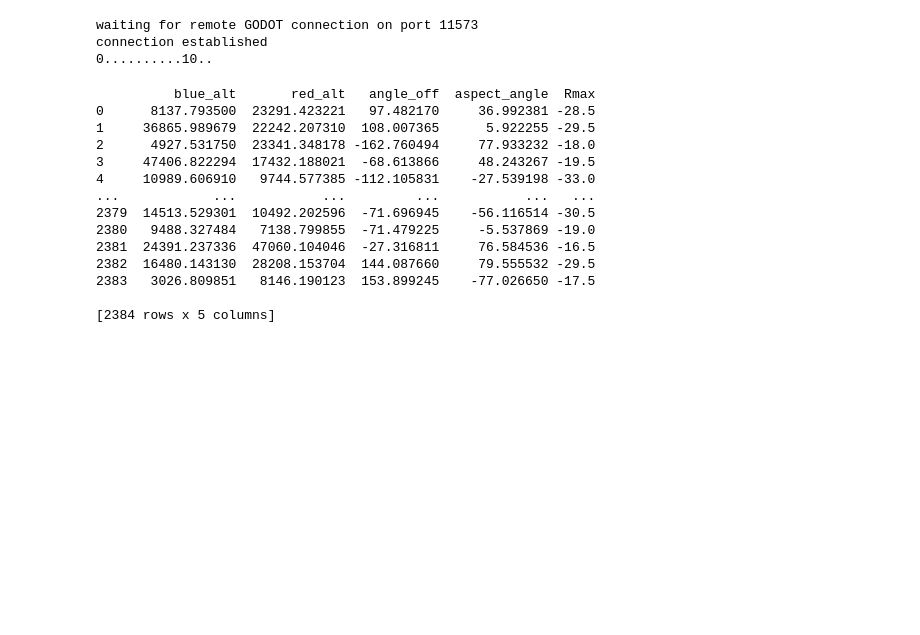
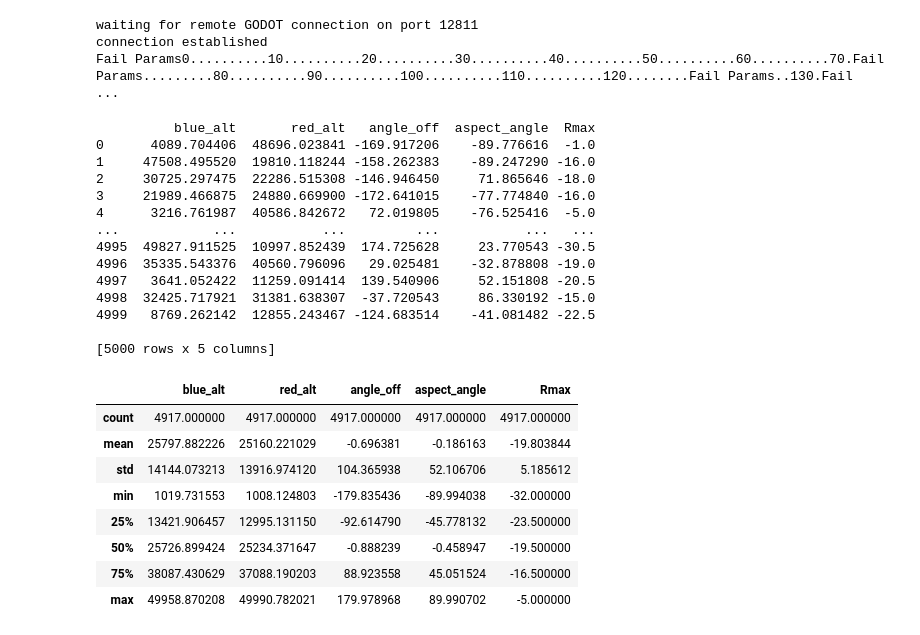
Before and after one commit to andrekuros/B-ACE, a Jupyter notebook: Run_Godot_WEZ_experiments.ipynb, the cells around one changed output. Drawn from its saved outputs; the diff is of its cells as text; code cells hidden in the pictures; blank space fills up the shorter version.

```diff
--- a/Run_Godot_WEZ_experiments.ipynb
+++ b/Run_Godot_WEZ_experiments.ipynb
@@ -73,7 +73,7 @@ config_dict =   { 'EnvConfig' : {
                         'SimConfig' : {
                             'num_allies': 1,
                             'num_enemies': 1,
-                            'enemies_behavior': 'wez_eval_target_max',
+                            'enemies_behavior': 'wez_eval_target_nez',
                             'agents_behavior' : 'wez_eval_shooter',
                             'agents_config' : {
                                 'blue_agents':
@@ -105,9 +105,9 @@ red_alt_range      = [1000, 50000]
 angle_off_range    = [-180,  180 ]
 aspect_angle_range = [-90, 90]
 
-random.seed(110)
+random.seed(117700)
 conditions = []
-for i in range(10000):
+for i in range(5000):
     conditions.append(generate_random_cases(blue_alt_range,red_alt_range, angle_off_range, aspect_angle_range ))
 
 final_results = []
@@ -137,9 +137,14 @@ for i,cond in enumerate(conditions):
     # Create the DataFrame
     df = pd.DataFrame(flat_data)
 
+
     item_index = df.loc[df['reds_killed'] == 1].index.max()
+    if not math.isnan(item_index):
+        Rmax = cases[item_index]['agents_config']['red_agents']['init_position']['z'] - 30.0
+    else:
+        Rmax = -1
+        print("Fail Params", end= "")
 
-    Rmax = cases[item_index]['agents_config']['red_agents']['init_position']['z'] - 30.0
 
     cond["Rmax"] = Rmax
     final_results.append(cond)
@@ -153,25 +158,37 @@ for i,cond in enumerate(conditions):
 #env.close()
 print(final_results)
 # %% [output]
-waiting for remote GODOT connection on port 11573
+waiting for remote GODOT connection on port 12811
 connection established
-0..........10..
+Fail Params0..........10..........20..........30..........40..........50..........60..........70.Fail Params.........80..........90..........100..........110..........120........Fail Params..130.Fail  ...
 # %%
 df =  pd.DataFrame(final_results)
 print(df)
-df.to_csv('Rmax_2380_v1.csv')
+df.to_csv('Rnez_5000_v3_2.csv')
 # %% [output]
           blue_alt       red_alt   angle_off  aspect_angle  Rmax
-0      8137.793500  23291.423221   97.482170     36.992381 -28.5
-1     36865.989679  22242.207310  108.007365      5.922255 -29.5
-2      4927.531750  23341.348178 -162.760494     77.933232 -18.0
-3     47406.822294  17432.188021  -68.613866     48.243267 -19.5
-4     10989.606910   9744.577385 -112.105831    -27.539198 -33.0
+0      4089.704406  48696.023841 -169.917206    -89.776616  -1.0
+1     47508.495520  19810.118244 -158.262383    -89.247290 -16.0
+2     30725.297475  22286.515308 -146.946450     71.865646 -18.0
+3     21989.466875  24880.669900 -172.641015    -77.774840 -16.0
+4      3216.761987  40586.842672   72.019805    -76.525416  -5.0
 ...            ...           ...         ...           ...   ...
-2379  14513.529301  10492.202596  -71.696945    -56.116514 -30.5
-2380   9488.327484   7138.799855  -71.479225     -5.537869 -19.0
-2381  24391.237336  47060.104046  -27.316811     76.584536 -16.5
-2382  16480.143130  28208.153704  144.087660     79.555532 -29.5
-2383   3026.809851   8146.190123  153.899245    -77.026650 -17.5
+4995  49827.911525  10997.852439  174.725628     23.770543 -30.5
+4996  35335.543376  40560.796096   29.025481    -32.878808 -19.0
+4997   3641.052422  11259.091414  139.540906     52.151808 -20.5
+4998  32425.717921  31381.638307  -37.720543     86.330192 -15.0
+4999   8769.262142  12855.243467 -124.683514    -41.081482 -22.5
 
-[2384 rows x 5 columns]
+[5000 rows x 5 columns]
+# %%
+df[df["Rmax"] != -1].describe()
+# %% [output]
+|  | blue_alt | red_alt | angle_off | aspect_angle | Rmax |
+| count | 4917.000000 | 4917.000000 | 4917.000000 | 4917.000000 | 4917.000000 |
+| mean | 25797.882226 | 25160.221029 | -0.696381 | -0.186163 | -19.803844 |
+| std | 14144.073213 | 13916.974120 | 104.365938 | 52.106706 | 5.185612 |
+| min | 1019.731553 | 1008.124803 | -179.835436 | -89.994038 | -32.000000 |
+| 25% | 13421.906457 | 12995.131150 | -92.614790 | -45.778132 | -23.500000 |
+| 50% | 25726.899424 | 25234.371647 | -0.888239 | -0.458947 | -19.500000 |
+| 75% | 38087.430629 | 37088.190203 | 88.923558 | 45.051524 | -16.500000 |
+| max | 49958.870208 | 49990.782021 | 179.978968 | 89.990702 | -5.000000 |
```
Also changed, not shown: 19 other files.
